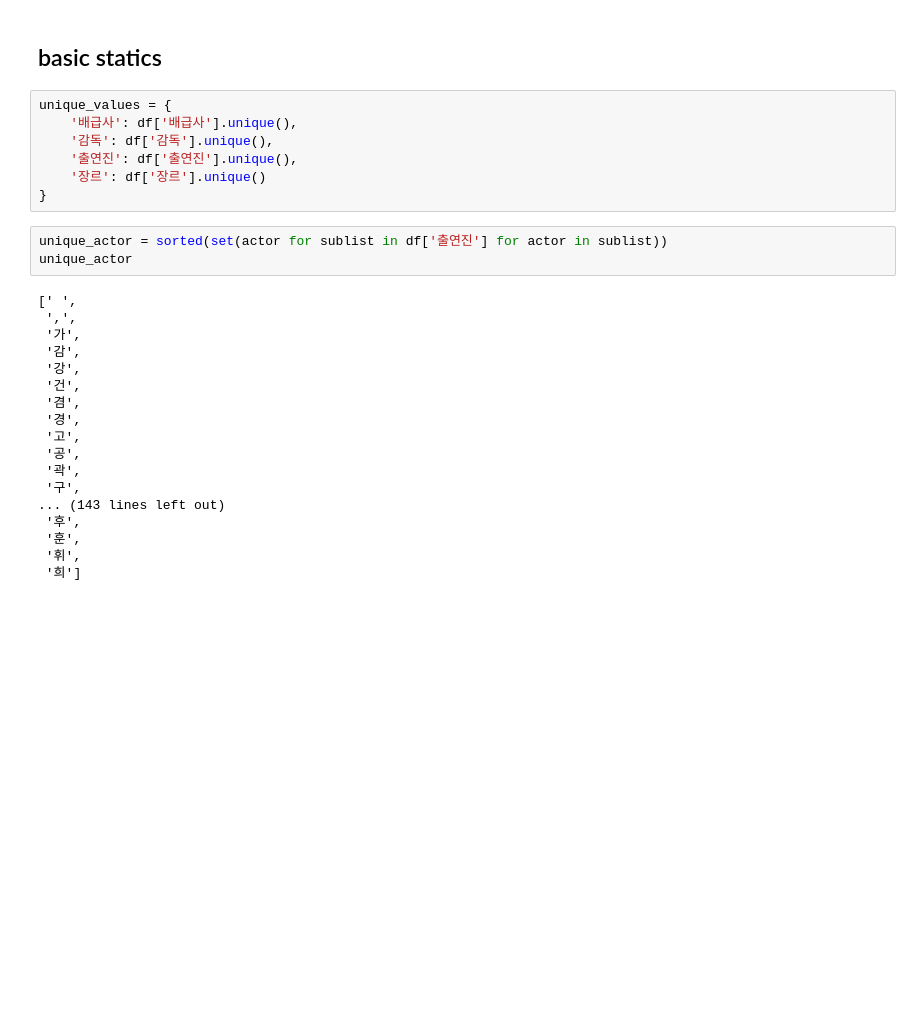
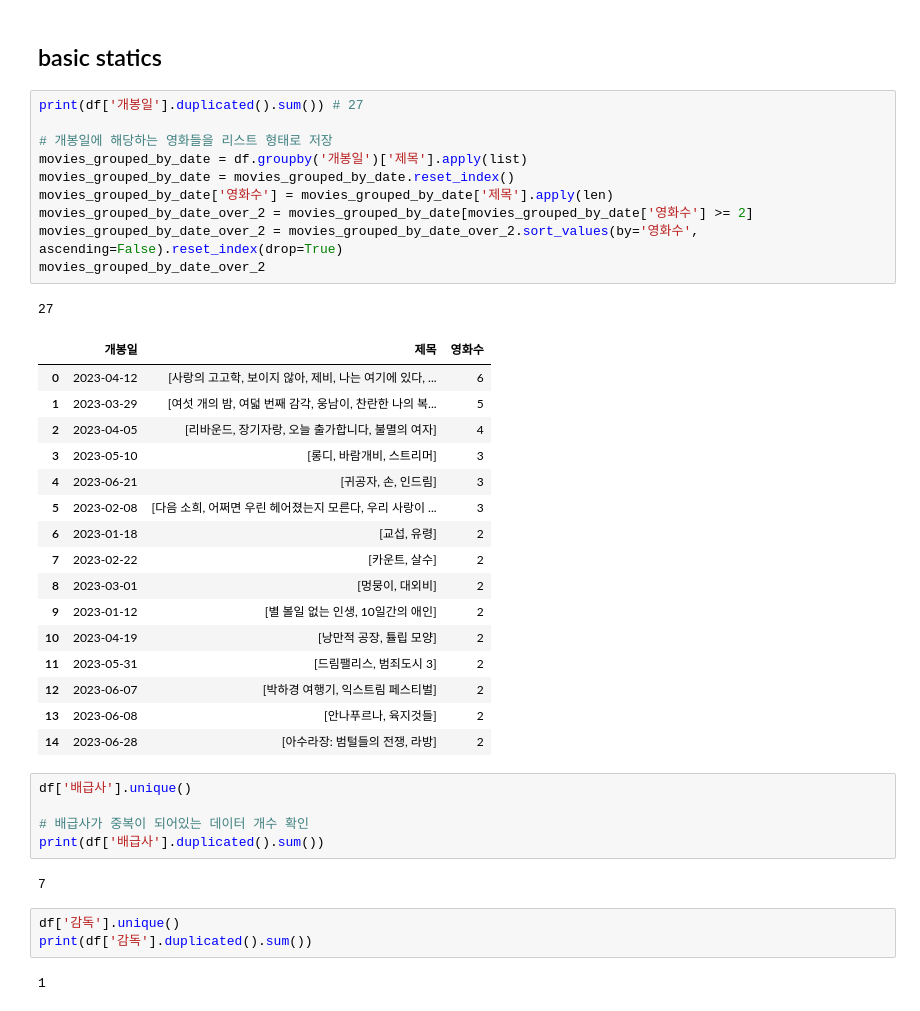
Before and after one commit to YeonSeong-Lee/codessey, a Jupyter notebook: prob0101/prob0101.ipynb, the cells around one changed output. Cells and saved outputs as stored; diff of their text form; blank space fills up the shorter version.

```diff
--- a/prob0101/prob0101.ipynb
+++ b/prob0101/prob0101.ipynb
@@ -16,30 +27,42 @@ df.head()
 # %% [markdown]
 ## basic statics
 # %%
-unique_values = {
-    '배급사': df['배급사'].unique(),
-    '감독': df['감독'].unique(),
-    '출연진': df['출연진'].unique(),
-    '장르': df['장르'].unique()
-}
+print(df['개봉일'].duplicated().sum()) # 27
+
+# 개봉일에 해당하는 영화들을 리스트 형태로 저장
+movies_grouped_by_date = df.groupby('개봉일')['제목'].apply(list)
+movies_grouped_by_date = movies_grouped_by_date.reset_index()
+movies_grouped_by_date['영화수'] = movies_grouped_by_date['제목'].apply(len)
+movies_grouped_by_date_over_2 = movies_grouped_by_date[movies_grouped_by_date['영화수'] >= 2]
+movies_grouped_by_date_over_2 = movies_grouped_by_date_over_2.sort_values(by='영화수', ascending=False).reset_index(drop=True)
+movies_grouped_by_date_over_2
+# %% [output]
+27
+|  | 개봉일 | 제목 | 영화수 |
+| 0 | 2023-04-12 | [사랑의 고고학, 보이지 않아, 제비, 나는 여기에 있다, ... | 6 |
+| 1 | 2023-03-29 | [여섯 개의 밤, 여덟 번째 감각, 웅남이, 찬란한 나의 복... | 5 |
+| 2 | 2023-04-05 | [리바운드, 장기자랑, 오늘 출가합니다, 불멸의 여자] | 4 |
+| 3 | 2023-05-10 | [롱디, 바람개비, 스트리머] | 3 |
+| 4 | 2023-06-21 | [귀공자, 손, 인드림] | 3 |
+| 5 | 2023-02-08 | [다음 소희, 어쩌면 우린 헤어졌는지 모른다, 우리 사랑이 ... | 3 |
+| 6 | 2023-01-18 | [교섭, 유령] | 2 |
+| 7 | 2023-02-22 | [카운트, 살수] | 2 |
+| 8 | 2023-03-01 | [멍뭉이, 대외비] | 2 |
+| 9 | 2023-01-12 | [별 볼일 없는 인생, 10일간의 애인] | 2 |
+| 10 | 2023-04-19 | [낭만적 공장, 튤립 모양] | 2 |
+| 11 | 2023-05-31 | [드림팰리스, 범죄도시 3] | 2 |
+| 12 | 2023-06-07 | [박하경 여행기, 익스트림 페스티벌] | 2 |
+| 13 | 2023-06-08 | [안나푸르나, 육지것들] | 2 |
+| 14 | 2023-06-28 | [아수라장: 범털들의 전쟁, 라방] | 2 |
 # %%
-unique_actor = sorted(set(actor for sublist in df['출연진'] for actor in sublist))
-unique_actor
+df['배급사'].unique()
+
+# 배급사가 중복이 되어있는 데이터 개수 확인
+print(df['배급사'].duplicated().sum())
 # %% [output]
-[' ',
- ',',
- '가',
- '감',
- '강',
- '건',
- '겸',
- '경',
- '고',
- '공',
- '곽',
- '구',
-... (143 lines left out)
- '후',
- '훈',
- '휘',
- '희']
+7
+# %%
+df['감독'].unique()
+print(df['감독'].duplicated().sum())
+# %% [output]
+1
```
Also changed, not shown: parts of 5 cells of this notebook, 2 other files.
